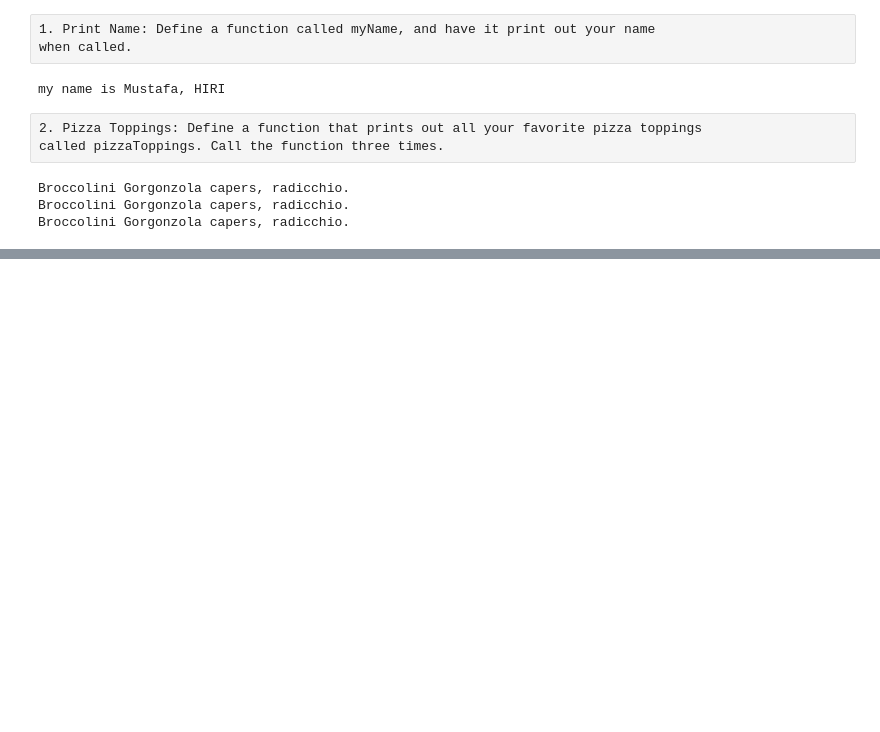
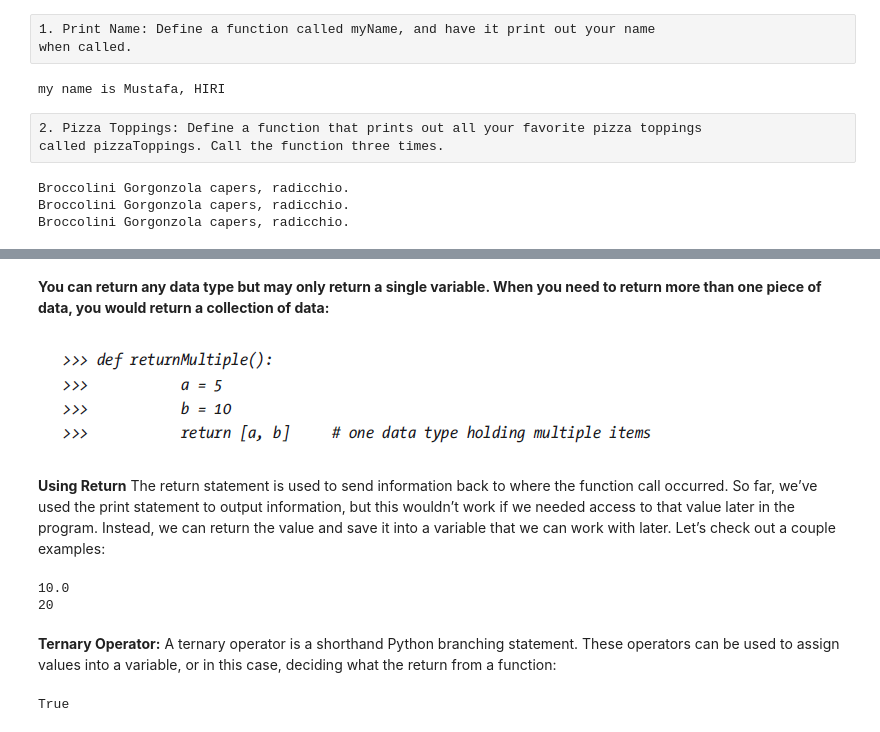
Before and after one commit to python-bootcamp-organization/Python-Bootcamp-101, a Jupyter notebook: Fourth week.ipynb, the cells around one changed output, grey strips where cells are left out. Drawn from its saved outputs; the diff is of its cells as text; code cells hidden in the pictures; blank space fills up the shorter version.

```diff
--- a/Fourth week.ipynb
+++ b/Fourth week.ipynb
@@ -85,0 +274,38 @@ Broccolini Gorgonzola capers, radicchio.
+# %% [markdown]
+**You can return any data type but may only return a single variable. When you need to
+return more than one piece of data, you would return a collection of data:**
+# %%
+Image(filename='images_projects/Image_projects_week4c.png')
+# %% [output]
+[figure, added]
+# %% [markdown]
+**Using Return**
+The return statement is used to send information back to where the function call
+occurred. So far, we’ve used the print statement to output information, but this wouldn’t
+work if we needed access to that value later in the program. Instead, we can return the
+value and save it into a variable that we can work with later. Let’s check out a couple
+examples:
+# %%
+#Using return keyword to return the sum of two numbers
+def addNums(num1, num2):
+    return num1 + num2
+
+num = addNums(5.5, 4.5) # saves returned value into num
+print(num)
+print( addNums(10, 10) ) # doesn't save returned value
+# %% [output]
+10.0
+20
+# %% [markdown]
+**Ternary Operator:**
+A ternary operator is a shorthand Python branching statement. These operators can
+be used to assign values into a variable, or in this case, deciding what the return from a
+function:
+# %%
+# shorthand syntax using a ternary operator
+def searchList(aList, el):
+    return True  if el in aList  else False
+result = searchList( [ "one", 2, "three" ], 2) # result = True
+print(result)
+# %% [output]
+True
```
Also changed, not shown: parts of 35 cells of this notebook, 4 other files.
